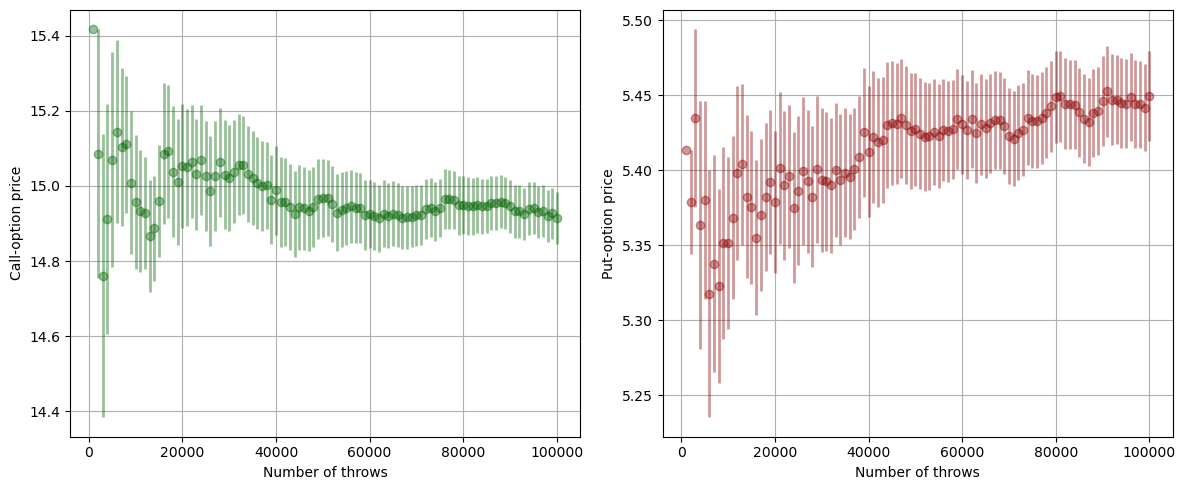
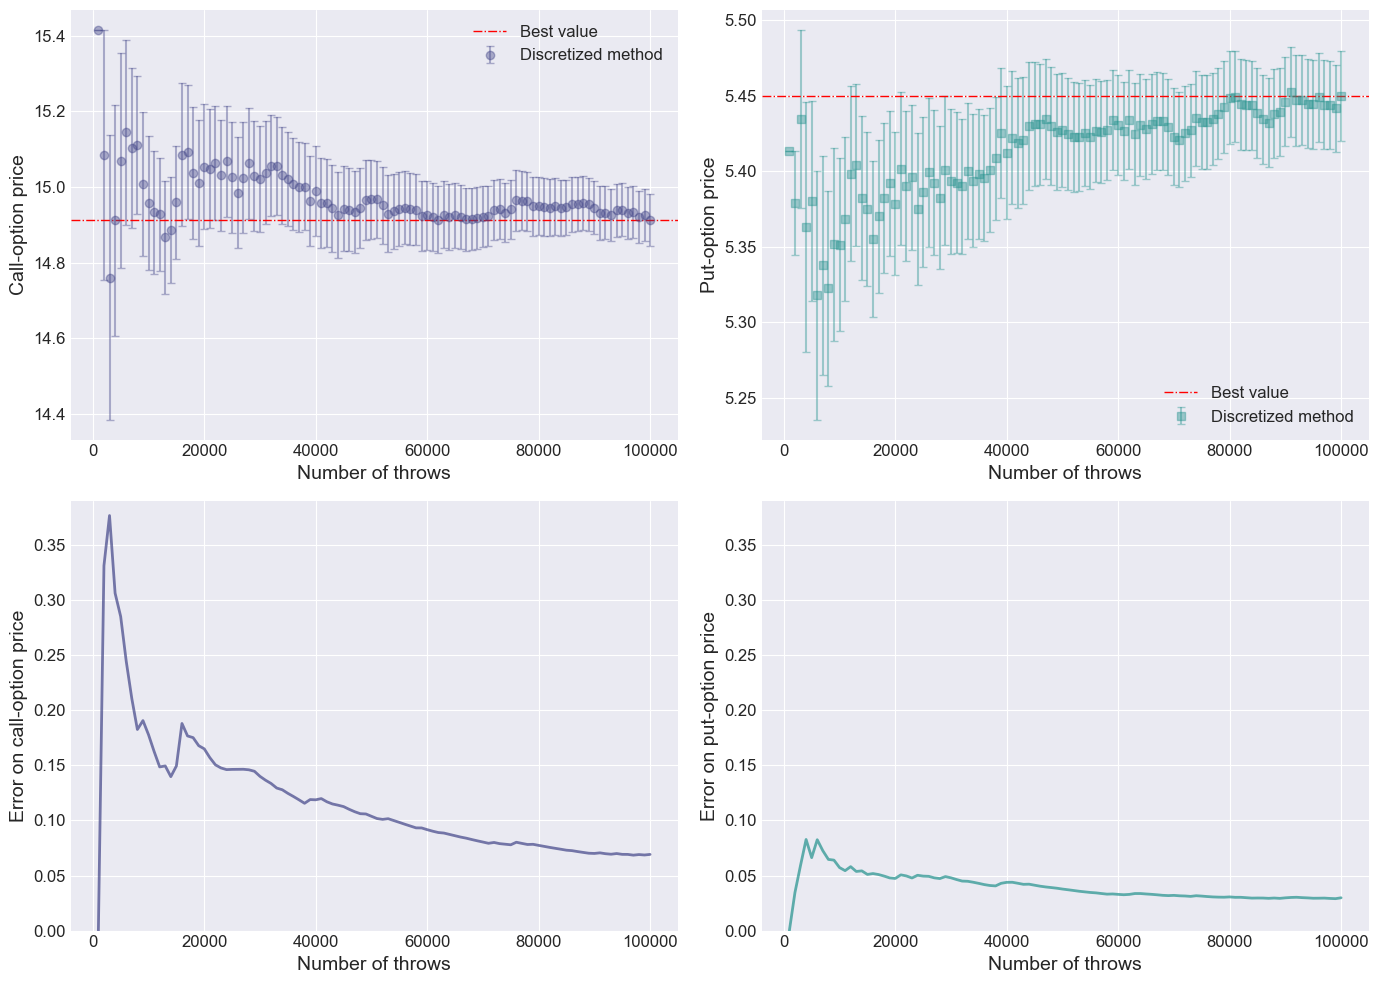
Code edit (unified diff) that turned the first committed figure into the second:
--- before
+++ after
@@ -1,4 +1,13 @@
 import matplotlib.pyplot as plt
 import numpy as np
+import matplotlib as mpl
+
+plt.style.use('seaborn-v0_8-darkgrid')
+mpl.rcParams['font.size'] = 12
+mpl.rcParams['axes.labelsize'] = 14
+mpl.rcParams['axes.titlesize'] = 16
+mpl.rcParams['legend.fontsize'] = 12
+mpl.rcParams['lines.linewidth'] = 2
+mpl.rcParams['lines.markersize'] = 6
 
 file1 = "output_call_discretized.data"
@@ -6,17 +15,42 @@
 x1, y1, error1 = np.loadtxt(file1, usecols=(0, 1, 2), delimiter='\t', unpack=True)
 x2, y2, error2 = np.loadtxt(file2, usecols=(0, 1, 2), delimiter='\t', unpack=True)
+x3, y3 = np.loadtxt(file1, usecols=(0, 2), delimiter='\t', unpack=True)
+x4, y4 = np.loadtxt(file2, usecols=(0, 2), delimiter='\t', unpack=True)
 
-fig, axes = plt.subplots(1, 2, figsize=(12, 5))
+fig, axes = plt.subplots(2, 2, figsize=(14, 10), dpi=100)
 
-axes[0].errorbar(x1, y1, yerr=error1, fmt='o', color='darkgreen', capsize=0, elinewidth=2, alpha=0.4)
-axes[0].set_xlabel('Number of throws')
-axes[0].set_ylabel('Call-option price - Discretized method')
-axes[0].grid(True)
+viridis = plt.cm.viridis
+color_call = viridis(0.2)    
+color_put = viridis(0.5)   
+ref_color = 'red'
+ref_color_2 = 'blue'
 
-axes[1].errorbar(x2, y2 , yerr=error2, fmt='o', color='darkred', capsize=0, elinewidth=2, alpha=0.4)
-axes[1].set_xlabel('Number of throws')
-axes[1].set_ylabel('Put-option price - Discretized method')
-axes[1].grid(True)
+axes[0, 0].errorbar(x1, y1, yerr=error1, fmt='o', color=color_call, capsize=3, elinewidth=1.5, alpha=0.4, label='Discretized method')
+axes[0, 0].set_xlabel('Number of throws')
+axes[0, 0].set_ylabel('Call-option price')
+axes[0, 0].axhline(y=y1[99], color=ref_color, linestyle='-.', linewidth=1, label='Best value')
+axes[0, 0].legend()
+axes[0, 0].grid(True)
 
+axes[0, 1].errorbar(x2, y2 , yerr=error2, fmt='s', color=color_put, capsize=3, elinewidth=1.5, alpha=0.4, label='Discretized method')
+axes[0, 1].set_xlabel('Number of throws')
+axes[0, 1].set_ylabel('Put-option price')
+axes[0, 1].axhline(y=y2[99], color=ref_color, linestyle='-.', linewidth=1, label='Best value')
+axes[0, 1].legend()
+axes[0, 1].grid(True)
+
+# Standard Monte Carlo - errore
+axes[1, 0].plot(x3, y3, '-', color=color_call, alpha=0.7)
+axes[1, 0].set_xlabel('Number of throws')
+axes[1, 0].set_ylabel('Error on call-option price')
+axes[1, 0].set_ylim([0, 0.39])
+axes[1, 0].grid(True)
+
+# Importance Sampling - errore
+axes[1, 1].plot(x4, y4, '-', color=color_put, alpha=0.7)
+axes[1, 1].set_xlabel('Number of throws')
+axes[1, 1].set_ylabel('Error on put-option price')
+axes[1, 1].set_ylim([0, 0.39])
+axes[1, 1].grid(True)
 plt.tight_layout()
 plt.show()

Commit: Add files via upload